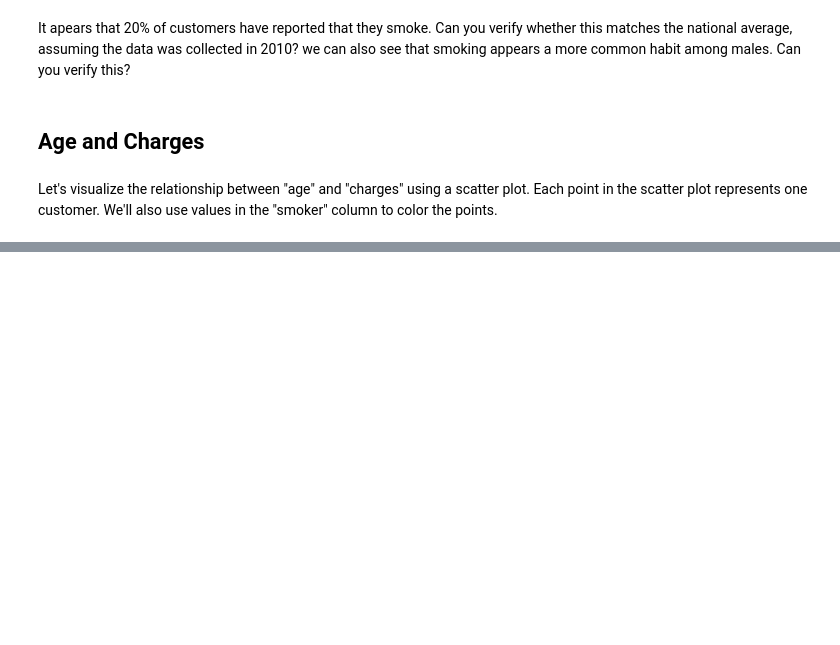
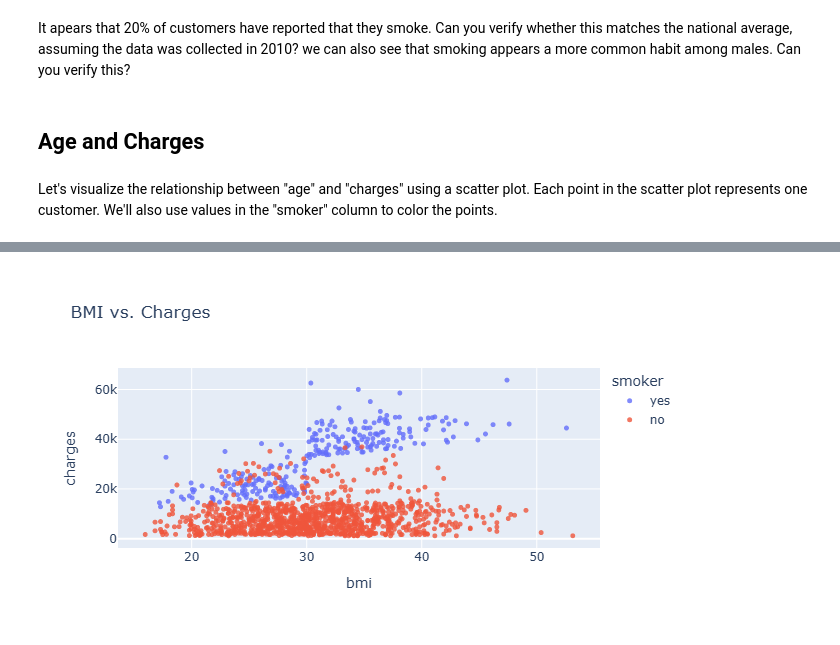
Before and after one commit to IshanWijekoon/medical-expense-prediction, a Jupyter notebook: prediction.ipynb, the cells around one changed output, grey strips where cells are left out. Saved outputs shown, nothing was run; the diff lists cells and outputs as text; code cells hidden in the pictures; blank space fills up the shorter version.

```diff
--- a/prediction.ipynb
+++ b/prediction.ipynb
@@ -197,0 +210,12 @@ AttributeError: module 'plotly.express' has no attribute 'scatterr'
+# %%
+fig = px.scatter(medical_df,
+                  x = 'bmi',
+                  y='charges',
+                  color='smoker',
+                  opacity=0.8,
+                  hover_data=['sex'],
+                  title='BMI vs. Charges')
+fig.update_traces(marker_size = 5)
+fig.show()
+# %% [output]
+[figure, added]
```
Also changed, not shown: parts of 16 cells of this notebook.
